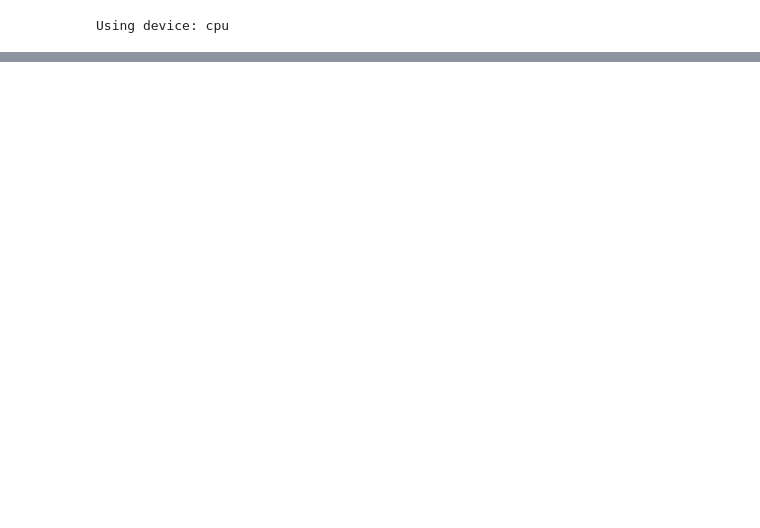
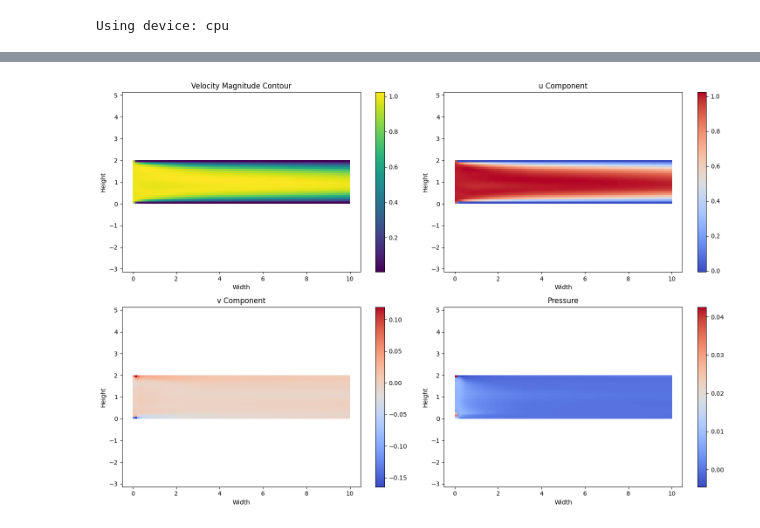
Before and after one commit to KindXiaoming/pykan, a Jupyter notebook: tutorials/physics_informed_kan.ipynb, the cells around one changed output, grey strips where cells are left out. Drawn from its saved outputs; the diff is of its cells as text; code cells hidden in the pictures; blank space fills up the shorter version.

```diff
--- a/tutorials/physics_informed_kan.ipynb
+++ b/tutorials/physics_informed_kan.ipynb
@@ -115,3 +120,51 @@ plt.show()
+# %%
+# Extracting predictions
+u_pred = model(coordinates)[:, 0].detach().reshape(num_points_x, num_points_y).T
+v_pred = model(coordinates)[:, 1].detach().reshape(num_points_x, num_points_y).T
+p_pred = model(coordinates)[:, 2].detach().reshape(num_points_x, num_points_y).T
+
+# Velocity Magnitude
+magnitude = torch.sqrt(u_pred ** 2 + v_pred ** 2)
+
+# Plotting all subplots
+fig, axs = plt.subplots(2, 2, figsize=(15, 10))
+
+# Velocity Magnitude
+im0 = axs[0, 0].imshow(magnitude, extent=(0, width, 0, height), origin='lower', cmap='viridis')
+fig.colorbar(im0, ax=axs[0, 0])
+axs[0, 0].set_title('Velocity Magnitude Contour')
+axs[0, 0].set_xlabel('Width')
+axs[0, 0].set_ylabel('Height')
+axs[0, 0].axis('equal')
+
+# u Component
+im1 = axs[0, 1].imshow(u_pred, extent=(0, width, 0, height), origin='lower', cmap='coolwarm')
+fig.colorbar(im1, ax=axs[0, 1])
+axs[0, 1].set_title('u Component')
+axs[0, 1].set_xlabel('Width')
+axs[0, 1].set_ylabel('Height')
+axs[0, 1].axis('equal')
+
+# v Component
+im2 = axs[1, 0].imshow(v_pred, extent=(0, width, 0, height), origin='lower', cmap='coolwarm')
+fig.colorbar(im2, ax=axs[1, 0])
+axs[1, 0].set_title('v Component')
+axs[1, 0].set_xlabel('Width')
+axs[1, 0].set_ylabel('Height')
+axs[1, 0].axis('equal')
+
+# Pressure
+im3 = axs[1, 1].imshow(p_pred, extent=(0, width, 0, height), origin='lower', cmap='coolwarm')
+fig.colorbar(im3, ax=axs[1, 1])
+axs[1, 1].set_title('Pressure')
+axs[1, 1].set_xlabel('Width')
+axs[1, 1].set_ylabel('Height')
+axs[1, 1].axis('equal')
+
+plt.tight_layout()  # Adjust layout to prevent overlap
+plt.show()
+# %% [output]
+[figure, added]
 # %%
 model.plot(beta=10)
 # %% [output]
```
Also changed, not shown: parts of 3 cells of this notebook.
